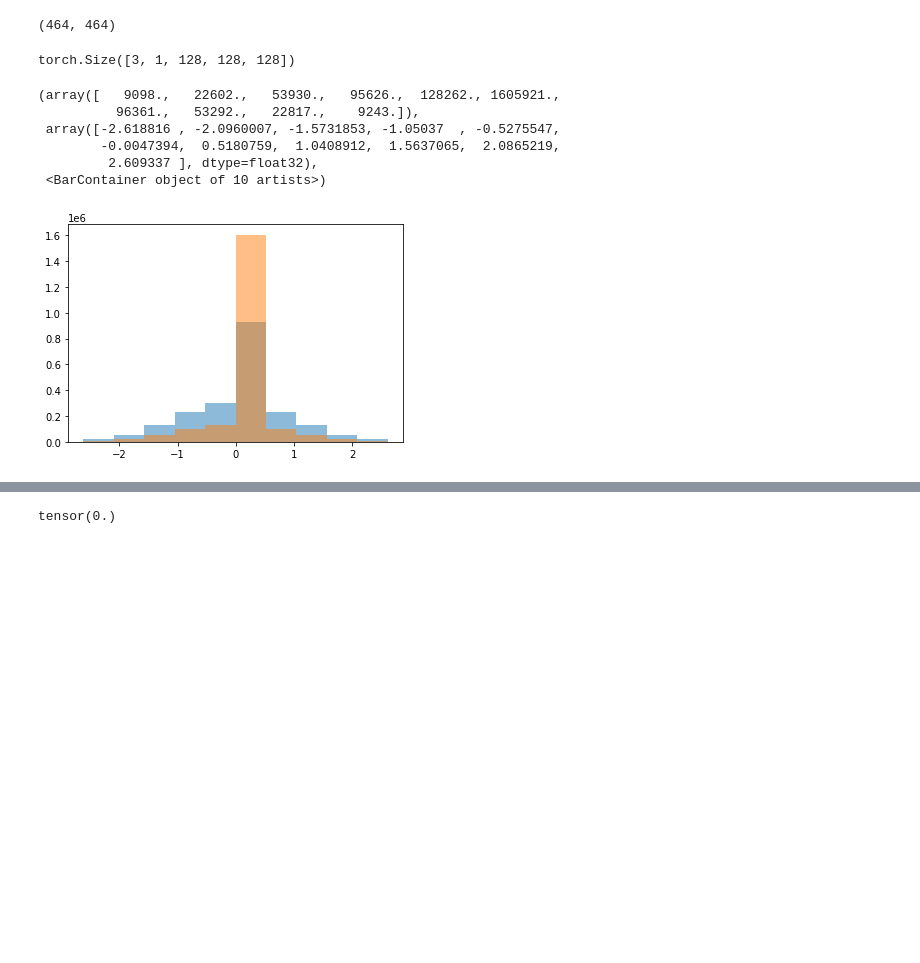
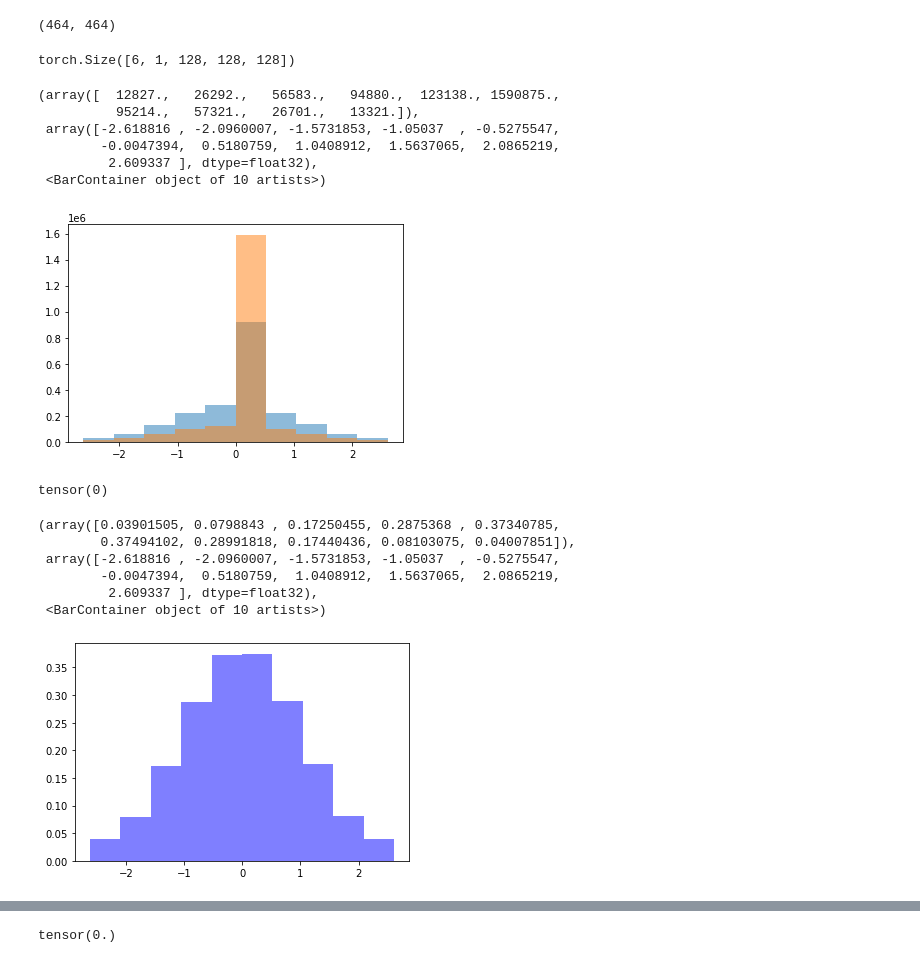
Before and after one commit to Fickincool/master-thesis, a Jupyter notebook: Notebooks/6.00_self2selfDenoising/6.00_dataloader_pilot.ipynb, the cells around one changed output, grey strips where cells are left out. Cells and saved outputs as stored; diff of their text form; code cells hidden in the pictures; blank space fills up the shorter version.

```diff
--- a/Notebooks/6.00_self2selfDenoising/6.00_dataloader_pilot.ipynb
+++ b/Notebooks/6.00_self2selfDenoising/6.00_dataloader_pilot.ipynb
@@ -177,19 +191,32 @@ ymax, xmax
 # %% [output]
 (464, 464)
 # %%
-idx = 0
+idx = 31
 subtomo, target, mask = my_dataset[idx]
 subtomo.shape
 # %% [output]
-torch.Size([3, 1, 128, 128, 128])
+torch.Size([6, 1, 128, 128, 128])
 # %%
-plt.hist(subtomo.squeeze().numpy().flatten(), alpha=0.5)
-plt.hist(target.squeeze().numpy().flatten(), alpha=0.5)
+plt.hist(subtomo[0].squeeze().numpy().flatten(), alpha=0.5)
+plt.hist(target[0].squeeze().numpy().flatten(), alpha=0.5)
 # %% [output]
-(array([   9098.,   22602.,   53930.,   95626.,  128262., 1605921.,
-          96361.,   53292.,   22817.,    9243.]),
+(array([  12827.,   26292.,   56583.,   94880.,  123138., 1590875.,
+          95214.,   57321.,   26701.,   13321.]),
  array([-2.618816 , -2.0960007, -1.5731853, -1.05037  , -0.5275547,
         -0.0047394,  0.5180759,  1.0408912,  1.5637065,  2.0865219,
          2.609337 ], dtype=float32),
  <BarContainer object of 10 artists>)
 [figure]
+# %%
+# we can recover the sample from the bernoulli masked versions
+print(((target+subtomo)[0]!=(target+subtomo)[1]).sum())
+plt.hist((subtomo+target)[0].squeeze().numpy().flatten(), alpha=0.5, density=True, color='blue')
+# %% [output]
+tensor(0)
+(array([0.03901505, 0.0798843 , 0.17250455, 0.2875368 , 0.37340785,
+        0.37494102, 0.28991818, 0.17440436, 0.08103075, 0.04007851]),
+ array([-2.618816 , -2.0960007, -1.5731853, -1.05037  , -0.5275547,
+        -0.0047394,  0.5180759,  1.0408912,  1.5637065,  2.0865219,
+         2.609337 ], dtype=float32),
+ <BarContainer object of 10 artists>)
+[figure, added]
```
Also changed, not shown: parts of 9 cells of this notebook, 5 other files.
